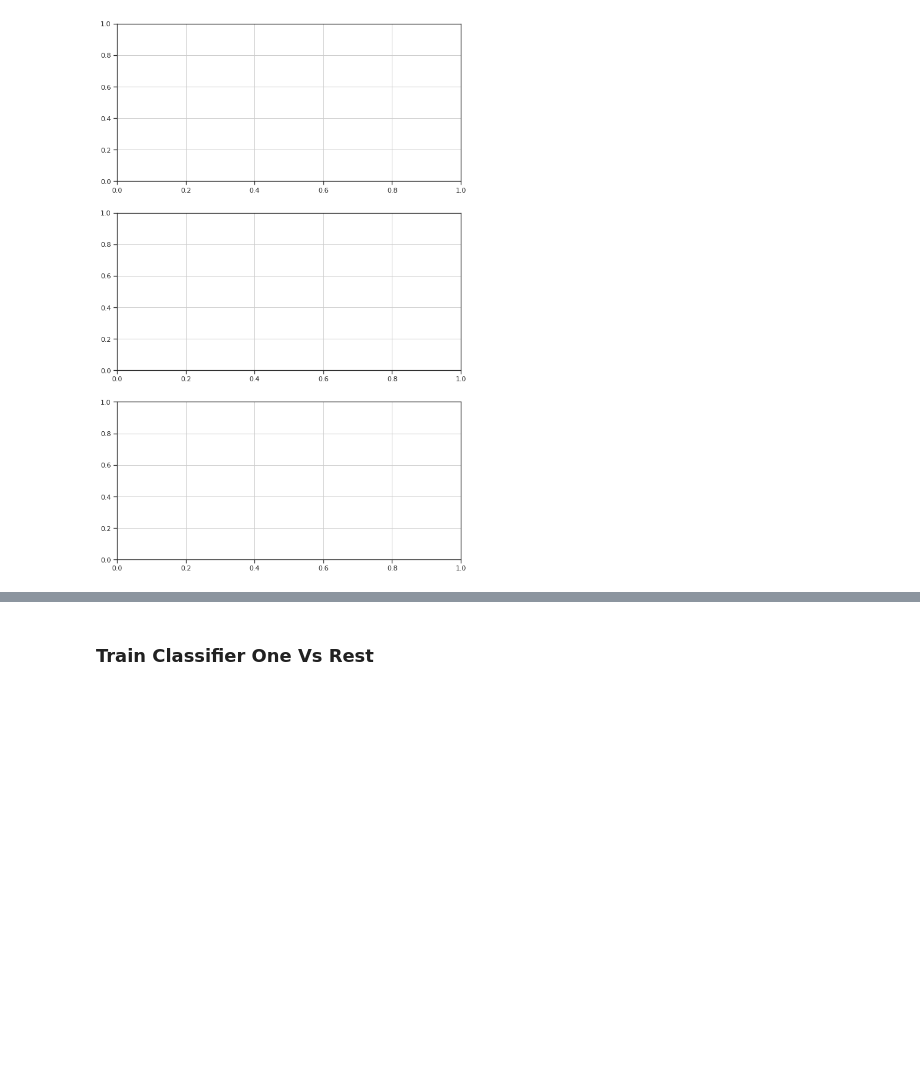
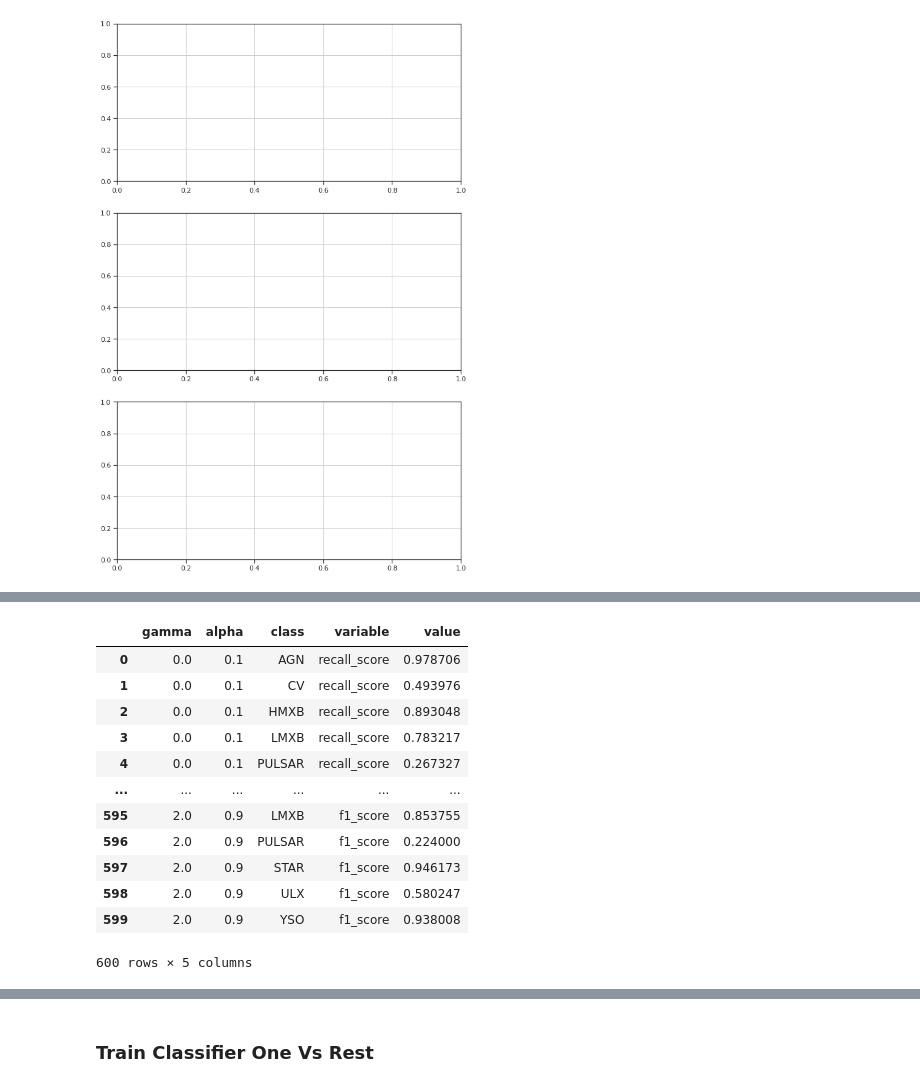
Before and after one commit to KumaranShivam5/aurora-server-final, a Jupyter notebook: lightGBM.ipynb, the cells around one changed output, grey strips where cells are left out. Drawn from its saved outputs; the diff is of its cells as text; code cells hidden in the pictures; blank space fills up the shorter version.

```diff
--- a/lightGBM.ipynb
+++ b/lightGBM.ipynb
@@ -188,2 +224,18 @@ res_df
+# %%
+res_df.melt(value_vars=['recall_score' , 'precision_score' ,'f1_score'] , id_vars=['gamma' ,'alpha' ,'class'])
+# %% [output]
+|  | gamma | alpha | class | variable | value |
+| 0 | 0.0 | 0.1 | AGN | recall_score | 0.978706 |
+| 1 | 0.0 | 0.1 | CV | recall_score | 0.493976 |
+| 2 | 0.0 | 0.1 | HMXB | recall_score | 0.893048 |
+| 3 | 0.0 | 0.1 | LMXB | recall_score | 0.783217 |
+| 4 | 0.0 | 0.1 | PULSAR | recall_score | 0.267327 |
+| ... | ... | ... | ... | ... | ... |
+| 595 | 2.0 | 0.9 | LMXB | f1_score | 0.853755 |
+| 596 | 2.0 | 0.9 | PULSAR | f1_score | 0.224000 |
+| 597 | 2.0 | 0.9 | STAR | f1_score | 0.946173 |
+| 598 | 2.0 | 0.9 | ULX | f1_score | 0.580247 |
+| 599 | 2.0 | 0.9 | YSO | f1_score | 0.938008 |
+600 rows × 5 columns
 # %%
 sns.relplot(
```
Also changed, not shown: parts of 3 cells of this notebook.
